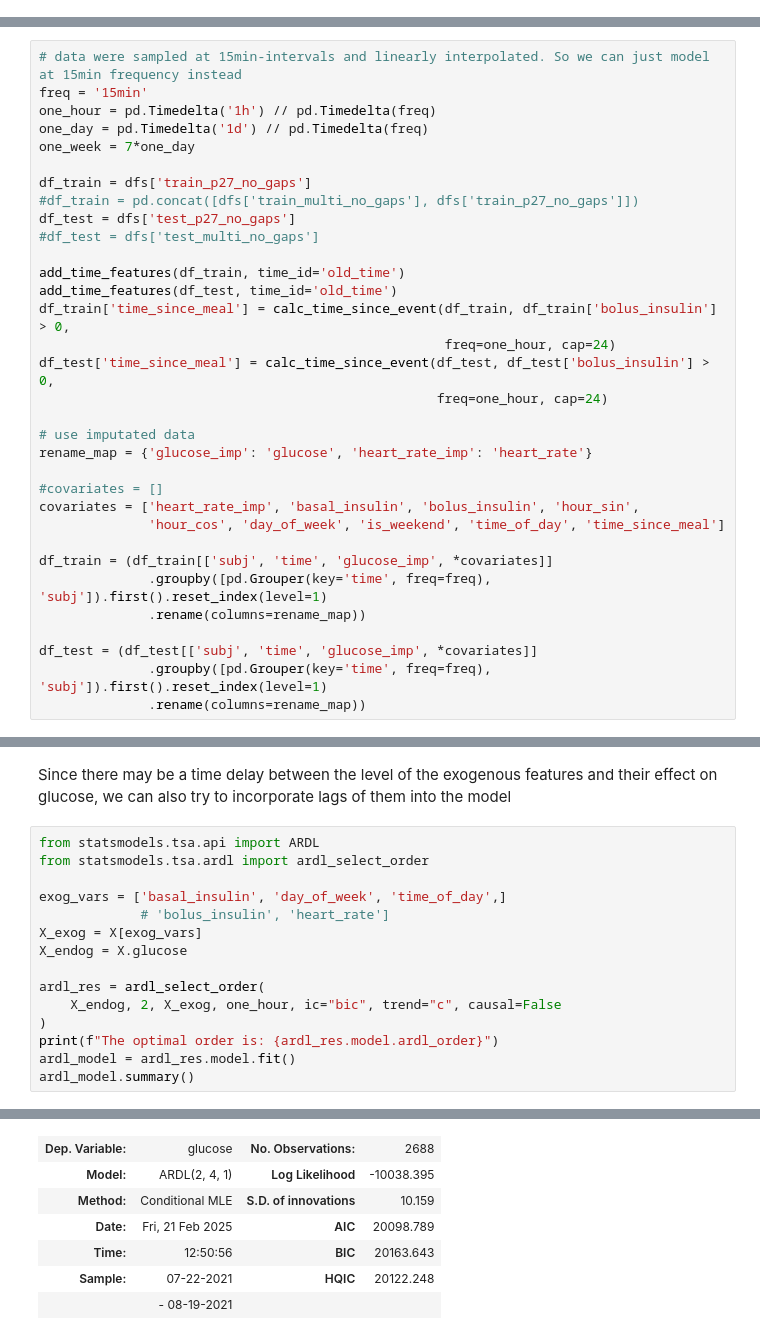
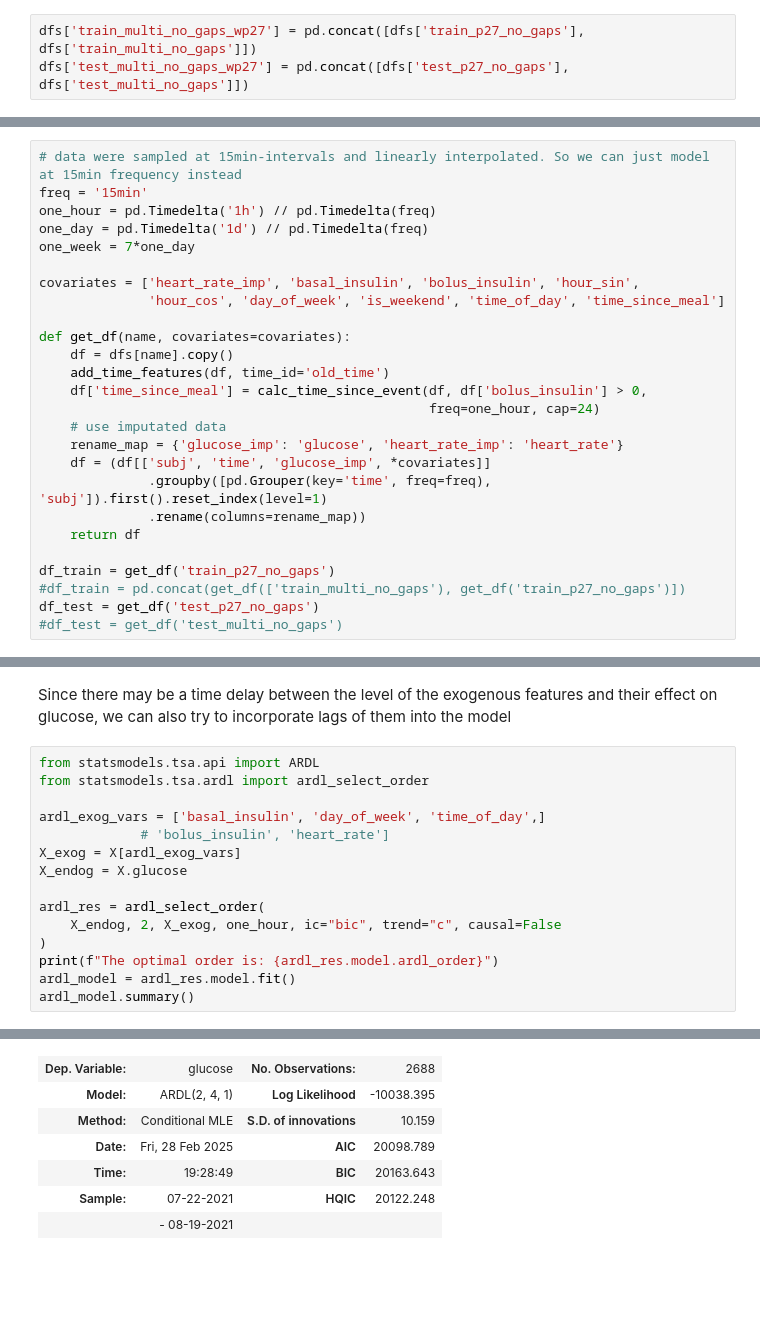
Before and after one commit to ChristopherKunze-Git/AdvancedTimeSeriesCourse-Engineering-Data, a Jupyter notebook: 3_Model/model_ARIMA.ipynb, the cells around one changed output, grey strips where cells are left out. Saved outputs shown, nothing was run; the diff lists cells and outputs as text; blank space fills up the shorter version.

```diff
--- a/3_Model/model_ARIMA.ipynb
+++ b/3_Model/model_ARIMA.ipynb
@@ -148,5 +148,8 @@ train_multi
 |  | time | old_time | subj | glucose | burned_calories | heart_rate | basal_insulin | bolus_insulin | ... |
 | 0 | 2020-06-26 22:15:00 | 2020-06-26 22:15:00 | P27 | 112.0 | 22.655359 | 81.0 | 0.066 | 0.0 | ... |
+# %%
+dfs['train_multi_no_gaps_wp27'] = pd.concat([dfs['train_p27_no_gaps'], dfs['train_multi_no_gaps']])
+dfs['test_multi_no_gaps_wp27'] = pd.concat([dfs['test_p27_no_gaps'], dfs['test_multi_no_gaps']])
 # %% [markdown]
 # Modeling Blood sugar (SARIMAX)
 # %%
@@ -156,32 +159,25 @@ one_hour = pd.Timedelta('1h') // pd.Timedelta(freq)
 one_day = pd.Timedelta('1d') // pd.Timedelta(freq)
 one_week = 7*one_day
 
-df_train = dfs['train_p27_no_gaps']
-#df_train = pd.concat([dfs['train_multi_no_gaps'], dfs['train_p27_no_gaps']])
-df_test = dfs['test_p27_no_gaps']
-#df_test = dfs['test_multi_no_gaps']
-
-add_time_features(df_train, time_id='old_time')
-add_time_features(df_test, time_id='old_time')
-df_train['time_since_meal'] = calc_time_since_event(df_train, df_train['bolus_insulin'] > 0,
-                                                    freq=one_hour, cap=24)
-df_test['time_since_meal'] = calc_time_since_event(df_test, df_test['bolus_insulin'] > 0,
-                                                   freq=one_hour, cap=24)
-
-# use imputated data
-rename_map = {'glucose_imp': 'glucose', 'heart_rate_imp': 'heart_rate'}
-
-#covariates = []
 covariates = ['heart_rate_imp', 'basal_insulin', 'bolus_insulin', 'hour_sin',
               'hour_cos', 'day_of_week', 'is_weekend', 'time_of_day', 'time_since_meal']
 
-df_train = (df_train[['subj', 'time', 'glucose_imp', *covariates]]
+def get_df(name, covariates=covariates):
+    df = dfs[name].copy()
+    add_time_features(df, time_id='old_time')
+    df['time_since_meal'] = calc_time_since_event(df, df['bolus_insulin'] > 0,
+                                                  freq=one_hour, cap=24)
+    # use imputated data
+    rename_map = {'glucose_imp': 'glucose', 'heart_rate_imp': 'heart_rate'}
+    df = (df[['subj', 'time', 'glucose_imp', *covariates]]
               .groupby([pd.Grouper(key='time', freq=freq), 'subj']).first().reset_index(level=1)
               .rename(columns=rename_map))
+    return df
 
-df_test = (df_test[['subj', 'time', 'glucose_imp', *covariates]]
-              .groupby([pd.Grouper(key='time', freq=freq), 'subj']).first().reset_index(level=1)
-              .rename(columns=rename_map))
+df_train = get_df('train_p27_no_gaps')
+#df_train = pd.concat(get_df(['train_multi_no_gaps'), get_df('train_p27_no_gaps')])
+df_test = get_df('test_p27_no_gaps')
+#df_test = get_df('test_multi_no_gaps')
 # %%
 glucose = df_train['glucose']
 glucose_delta = glucose.diff()[1:] #np.gradient(glucose)
@@ -471,26 +478,26 @@ Since there may be a time delay between the level of the exogenous features and
 # %%
 from statsmodels.tsa.api import ARDL
 from statsmodels.tsa.ardl import ardl_select_order
 
-exog_vars = ['basal_insulin', 'day_of_week', 'time_of_day',]
+ardl_exog_vars = ['basal_insulin', 'day_of_week', 'time_of_day',]
              # 'bolus_insulin', 'heart_rate']
-X_exog = X[exog_vars]
+X_exog = X[ardl_exog_vars]
 X_endog = X.glucose
 
 ardl_res = ardl_select_order(
     X_endog, 2, X_exog, one_hour, ic="bic", trend="c", causal=False
 )
 print(f"The optimal order is: {ardl_res.model.ardl_order}")
 ardl_model = ardl_res.model.fit()
 ardl_model.summary()
 # %% [output]
 The optimal order is: (2, 4, 1)
 ARDL Model Results
 | Dep. Variable: | glucose | No. Observations: | 2688 |
 | Model: | ARDL(2, 4, 1) | Log Likelihood | -10038.395 |
 | Method: | Conditional MLE | S.D. of innovations | 10.159 |
-| Date: | Fri, 21 Feb 2025 | AIC | 20098.789 |
-| Time: | 12:50:56 | BIC | 20163.643 |
+| Date: | Fri, 28 Feb 2025 | AIC | 20098.789 |
+| Time: | 19:28:49 | BIC | 20163.643 |
 | Sample: | 07-22-2021 | HQIC | 20122.248 |
 |  | - 08-19-2021 |  |  |
 |  | coef | std err | z | P>|z| | [0.025 | 0.975] |
```
Also changed, not shown: parts of 13 cells of this notebook, 1 other file.
